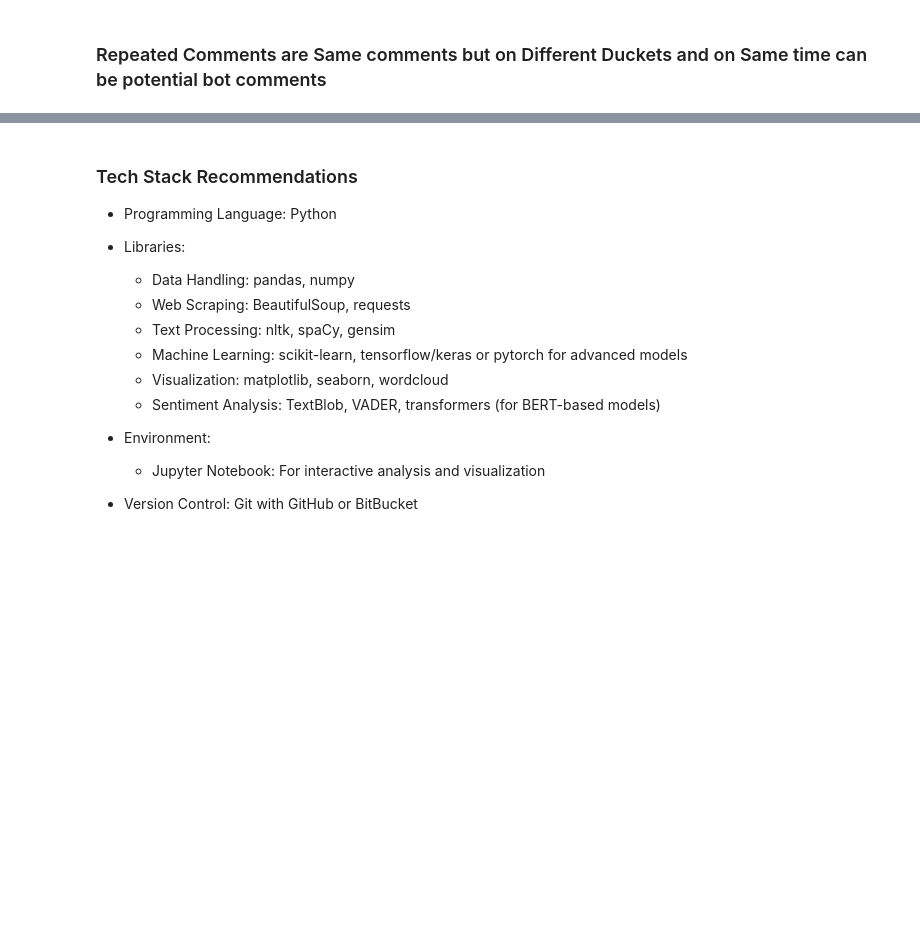
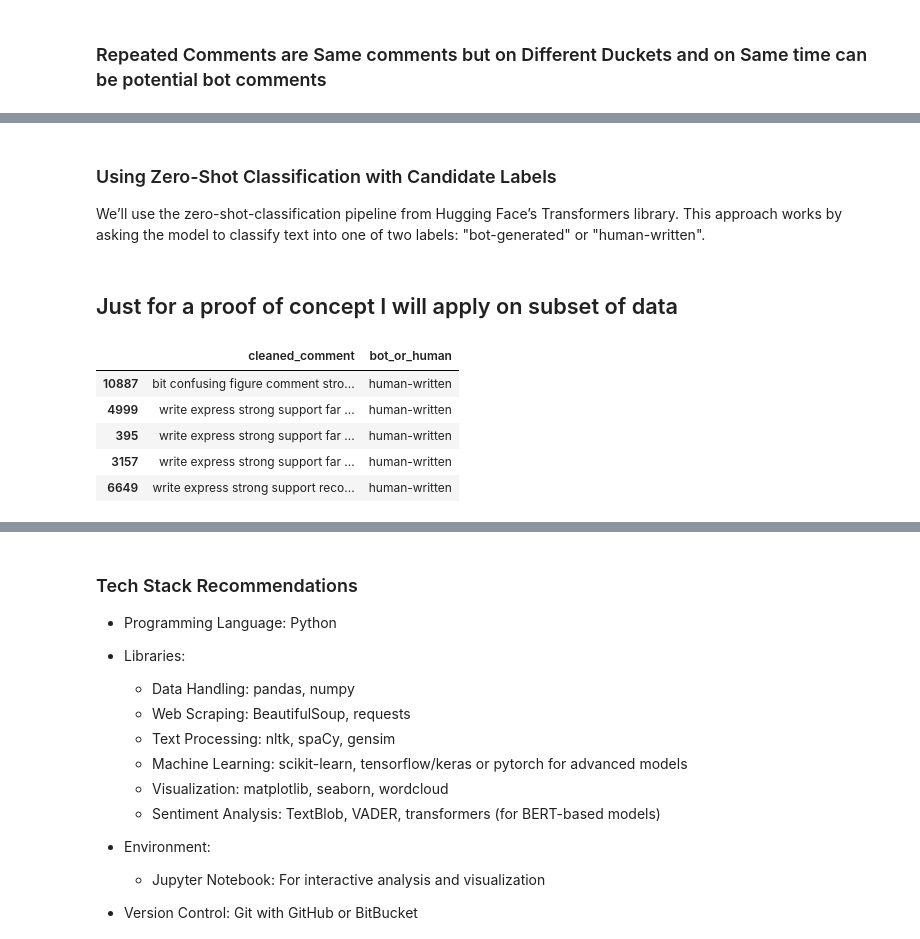
Before and after one commit to Eyong20/Data-Society-Take-Home-Assessment, a Jupyter notebook: Federal_regulation_comments_analysis.ipynb, the cells around one changed output, grey strips where cells are left out. Drawn from its saved outputs; the diff is of its cells as text; code cells hidden in the pictures; blank space fills up the shorter version.

```diff
--- a/Federal_regulation_comments_analysis.ipynb
+++ b/Federal_regulation_comments_analysis.ipynb
@@ -1155,3 +1236,7 @@ manual_data[manual_data['Comment'] == comments_to_check['Comment'].values[-2]]
 | 10586 | FAA-2024-1899-0003 | FAA | FAA-2024-1899 | m0v-ak6r-2gqh | Public Submission | 2024-09-09T04:00Z | False | ... |
 | 10925 | FAA-2024-2014-0003 | FAA | FAA-2024-2014 | m0v-aoul-lozd | Public Submission | 2024-09-09T04:00Z | False | ... |
 | 11211 | FAA-2024-2136-0008 | FAA | FAA-2024-2136 | m2k-r48w-du6e | Public Submission | 2024-10-22T04:00Z | False | ... |
+# %% [markdown]
+### Using Zero-Shot Classification with Candidate Labels
+
+We’ll use the zero-shot-classification pipeline from Hugging Face’s Transformers library. This approach works by asking the model to classify text into one of two labels: "bot-generated" or "human-written".
@@ -1157,0 +1262,2 @@ manual_data[manual_data['Comment'] == comments_to_check['Comment'].values[-2]]
+# %% [markdown]
+## Just for a proof of concept I will apply on subset of data
@@ -1157,0 +1270,10 @@ manual_data[manual_data['Comment'] == comments_to_check['Comment'].values[-2]]
+# %%
+# Display sample results
+temp[['cleaned_comment', 'bot_or_human']].head()
+# %% [output]
+|  | cleaned_comment | bot_or_human |
+| 10887 | bit confusing figure comment stro... | human-written |
+| 4999 | write express strong support far ... | human-written |
+| 395 | write express strong support far ... | human-written |
+| 3157 | write express strong support far ... | human-written |
+| 6649 | write express strong support reco... | human-written |
```
Also changed, not shown: parts of 18 cells of this notebook.
